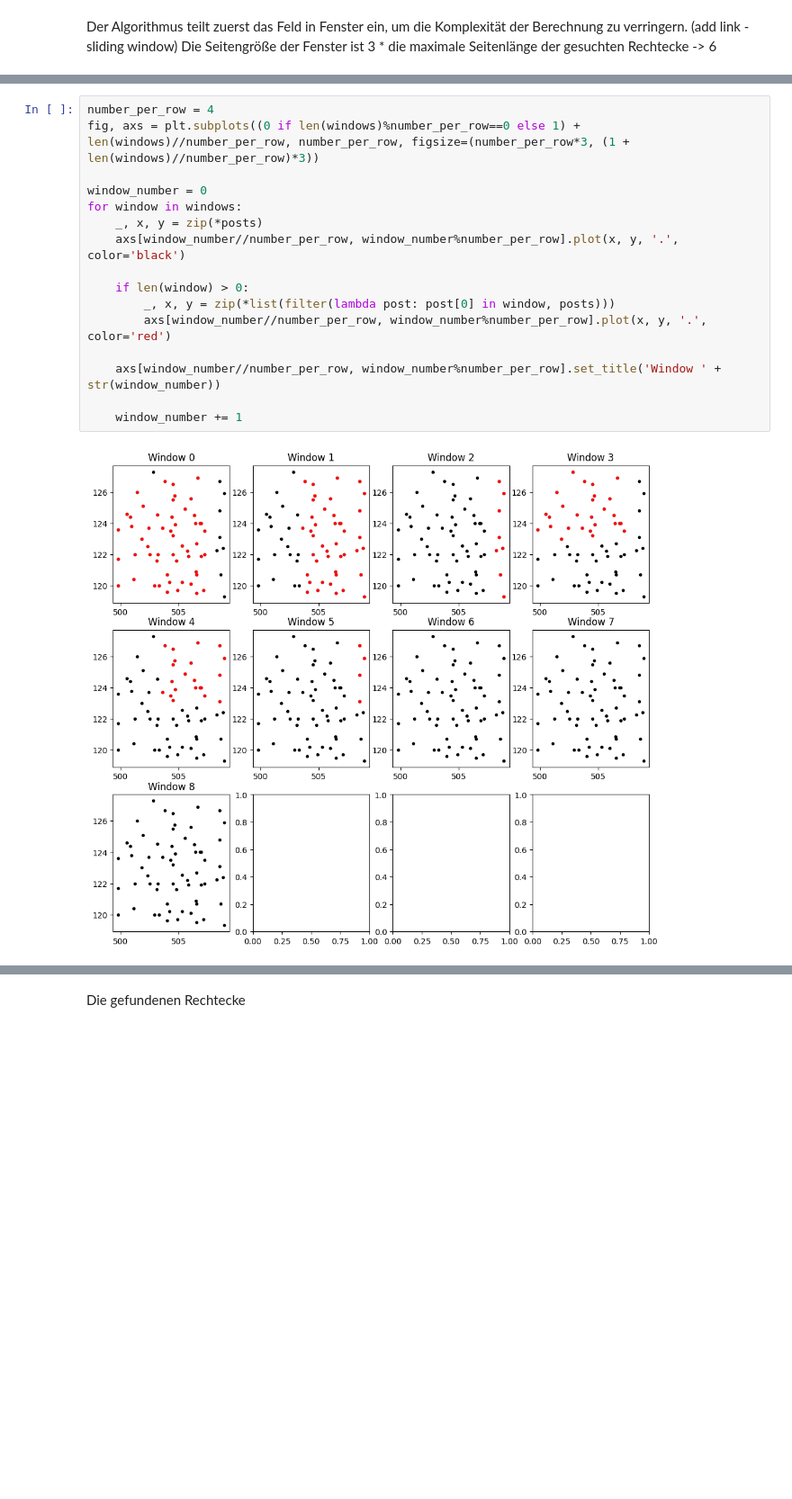
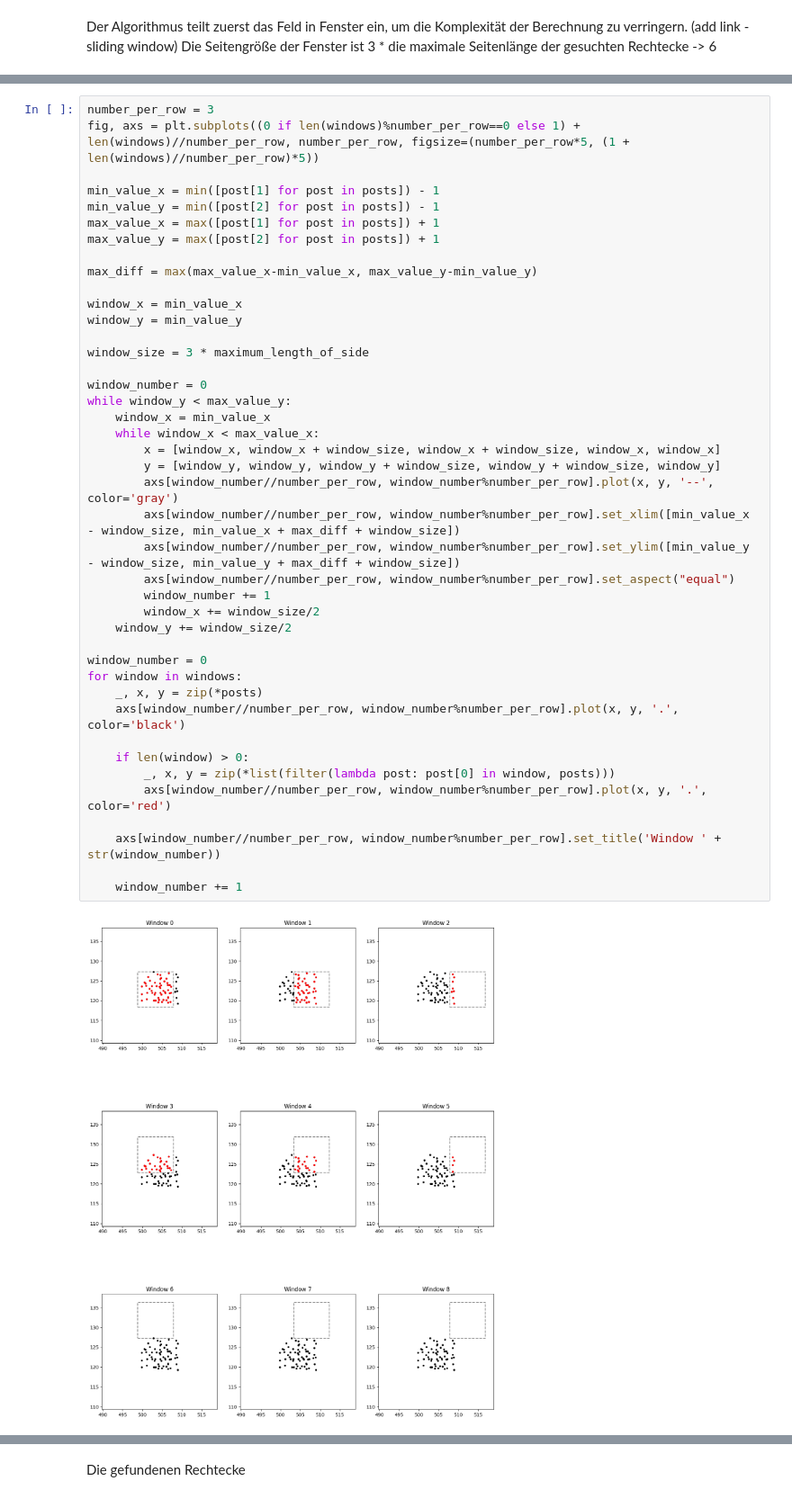
Before and after one commit to ISAAKiel/postAAR-python, a Jupyter notebook: how_it_works.ipynb, the cells around one changed output, grey strips where cells are left out. Shown at 90% size. Drawn from its saved outputs; the diff is of its cells as text; blank space fills up the shorter version.

```diff
--- a/how_it_works.ipynb
+++ b/how_it_works.ipynb
@@ -82,19 +70,45 @@ Die Punkte der jeweiligen Fenster
 # %%
-number_per_row = 4
-fig, axs = plt.subplots((0 if len(windows)%number_per_row==0 else 1) + len(windows)//number_per_row, number_per_row, figsize=(number_per_row*3, (1 + len(windows)//number_per_row)*3))
+number_per_row = 3
+fig, axs = plt.subplots((0 if len(windows)%number_per_row==0 else 1) + len(windows)//number_per_row, number_per_row, figsize=(number_per_row*5, (1 + len(windows)//number_per_row)*5))
+
+min_value_x = min([post[1] for post in posts]) - 1
+min_value_y = min([post[2] for post in posts]) - 1
+max_value_x = max([post[1] for post in posts]) + 1
+max_value_y = max([post[2] for post in posts]) + 1
+
+max_diff = max(max_value_x-min_value_x, max_value_y-min_value_y)
+
+window_x = min_value_x
+window_y = min_value_y
+
+window_size = 3 * maximum_length_of_side
+
+window_number = 0
+while window_y < max_value_y:
+    window_x = min_value_x
+    while window_x < max_value_x:
+        x = [window_x, window_x + window_size, window_x + window_size, window_x, window_x]
+        y = [window_y, window_y, window_y + window_size, window_y + window_size, window_y]
+        axs[window_number//number_per_row, window_number%number_per_row].plot(x, y, '--', color='gray')
+        axs[window_number//number_per_row, window_number%number_per_row].set_xlim([min_value_x - window_size, min_value_x + max_diff + window_size])
+        axs[window_number//number_per_row, window_number%number_per_row].set_ylim([min_value_y - window_size, min_value_y + max_diff + window_size])
+        axs[window_number//number_per_row, window_number%number_per_row].set_aspect("equal")
+        window_number += 1
+        window_x += window_size/2
+    window_y += window_size/2
 
 window_number = 0
 for window in windows:
     _, x, y = zip(*posts)
     axs[window_number//number_per_row, window_number%number_per_row].plot(x, y, '.', color='black')
 
     if len(window) > 0:
         _, x, y = zip(*list(filter(lambda post: post[0] in window, posts)))
         axs[window_number//number_per_row, window_number%number_per_row].plot(x, y, '.', color='red')
 
     axs[window_number//number_per_row, window_number%number_per_row].set_title('Window ' + str(window_number))
 
     window_number += 1
 # %% [output]
-[figure, old version]
+[figure, new version]
 # %% [markdown]
```
Also changed, not shown: parts of 7 cells of this notebook.
